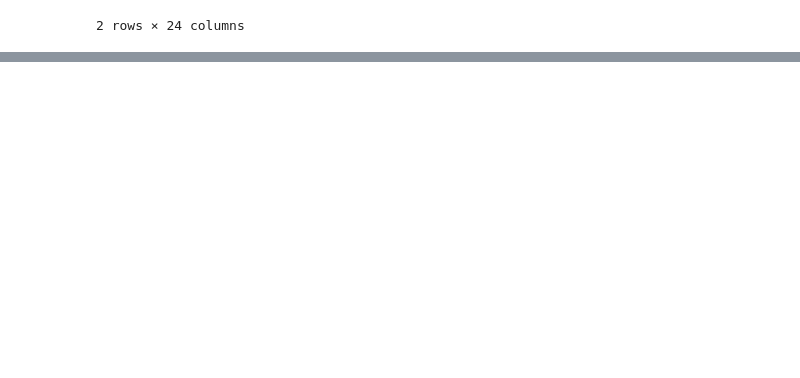
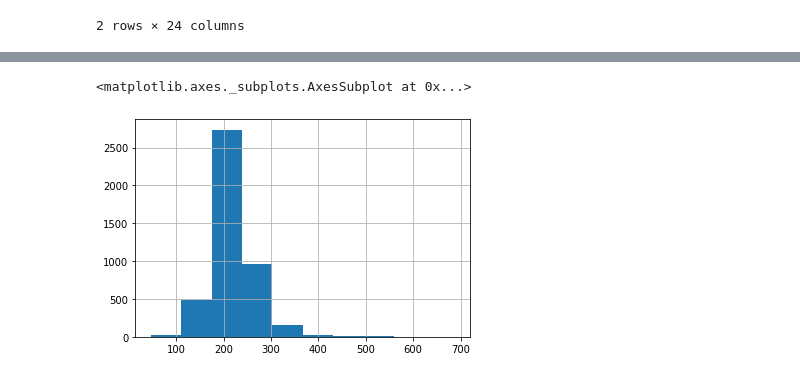
Before and after one commit to JKocher13/DataEngineering.Labs.AirflowProject, a Jupyter notebook: Python_Notebook_for_Airflow_Project.ipynb, the cells around one changed output, grey strips where cells are left out. Saved outputs shown, nothing was run; the diff lists cells and outputs as text; code cells hidden in the pictures; blank space fills up the shorter version.

```diff
--- a/Python_Notebook_for_Airflow_Project.ipynb
+++ b/Python_Notebook_for_Airflow_Project.ipynb
@@ -1348,0 +1410,6 @@ song2000s
+# %%
+top2010_df_seconds = top2010_df['spotify_track_duration_ms']*0.001
+top2010_df_seconds.hist()
+# %% [output]
+<matplotlib.axes._subplots.AxesSubplot at 0x...>
+[figure, added]
```
Also changed, not shown: parts of 18 cells of this notebook, 1 other file.
